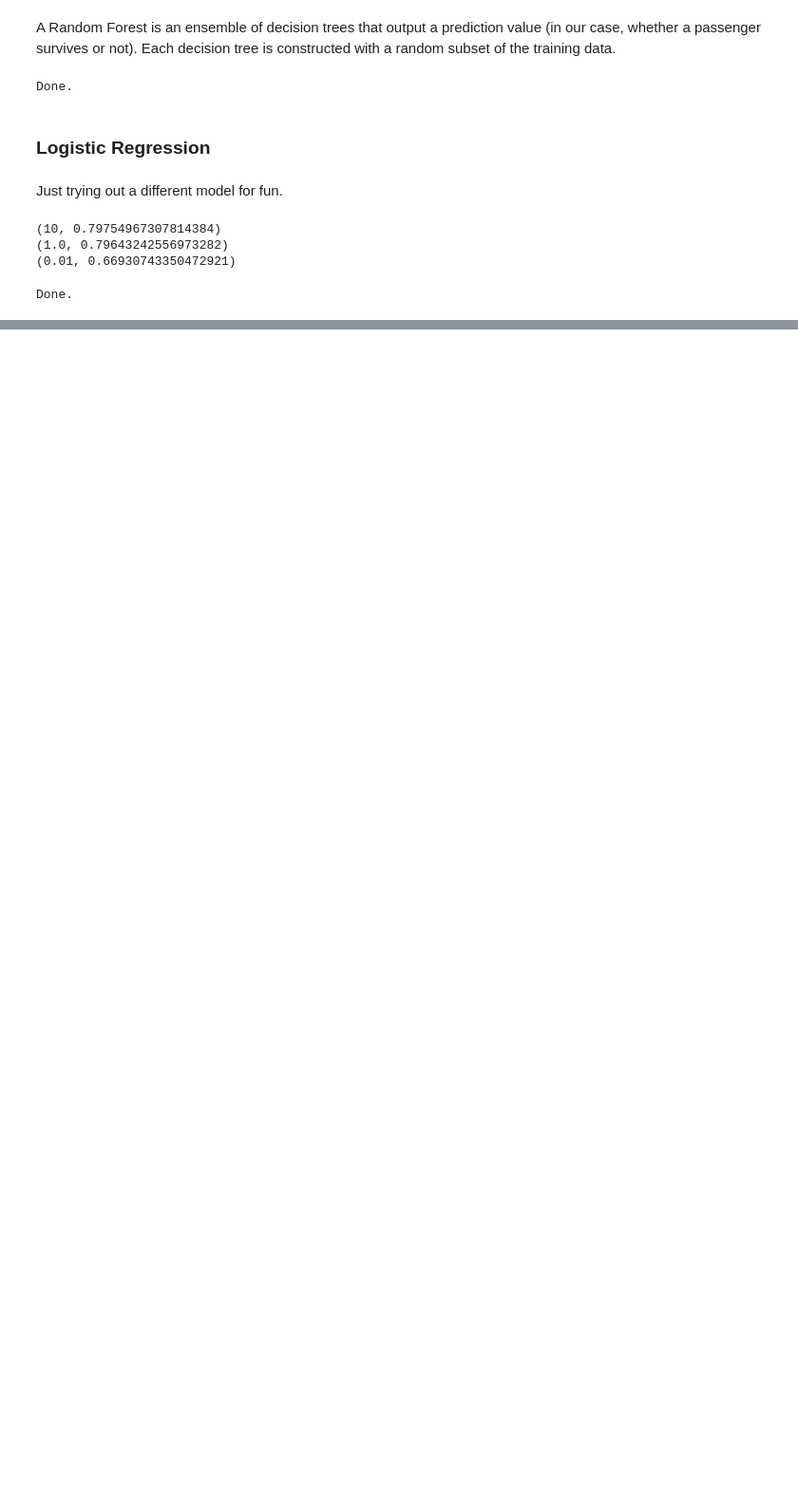
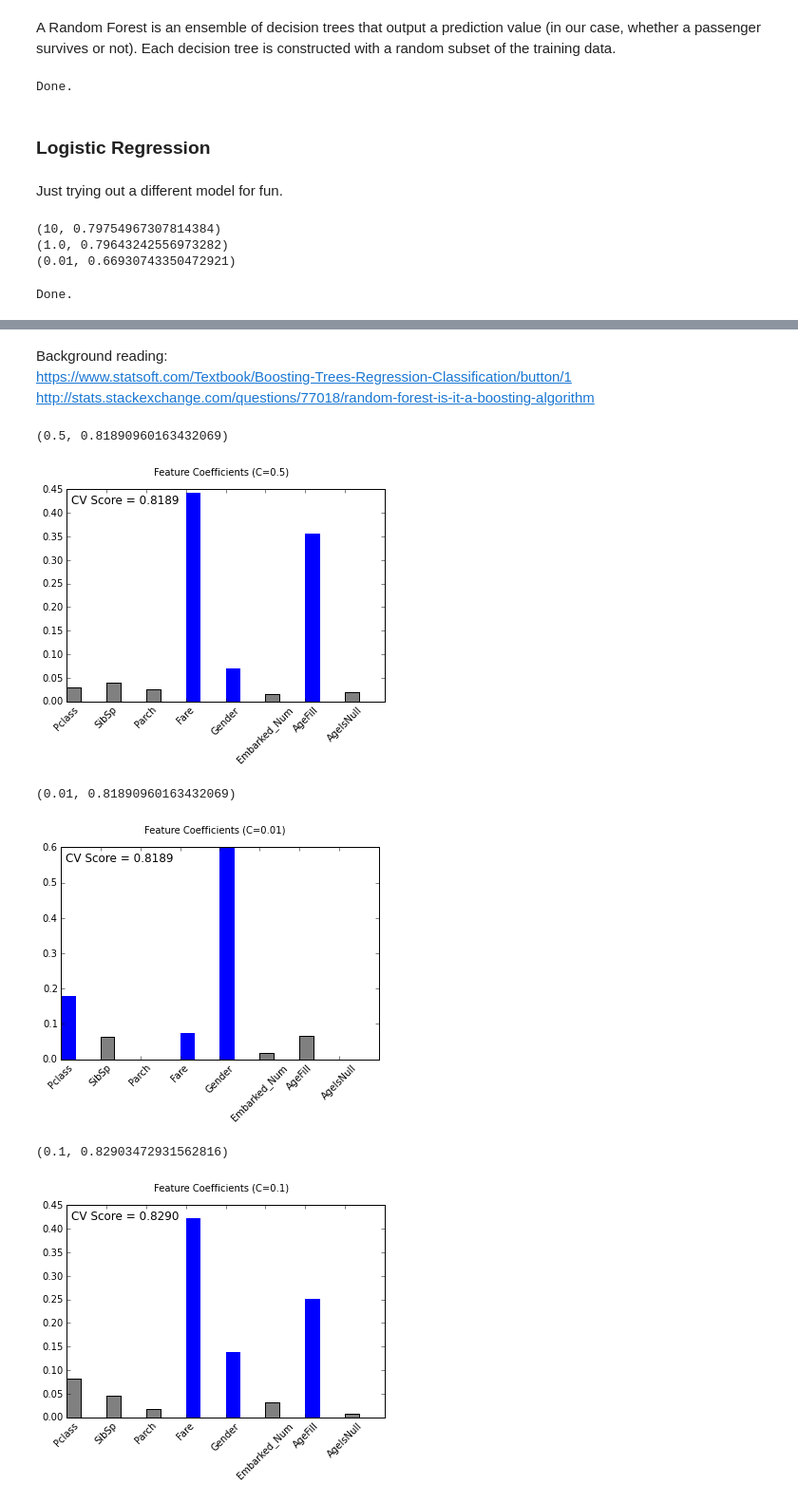
Before and after one commit to albertkuo/Kaggle, a Jupyter notebook: titanic.ipynb, the cells around one changed output, grey strips where cells are left out. Shown at 95% size. Saved outputs shown, nothing was run; the diff lists cells and outputs as text; code cells hidden in the pictures; blank space fills up the shorter version.

Commit message:
added gradient boosting method

```diff
--- a/titanic.ipynb
+++ b/titanic.ipynb
@@ -239,0 +239,4 @@ Moving forward, things we can try out:
+# %% [markdown]
+Background reading:
+https://www.statsoft.com/Textbook/Boosting-Trees-Regression-Classification/button/1
+http://stats.stackexchange.com/questions/77018/random-forest-is-it-a-boosting-algorithm
@@ -239,0 +246,43 @@ Moving forward, things we can try out:
+# %%
+boost = GradientBoostingClassifier(n_estimators = 100)
+X = train_data[0::, 1::]
+y = train_data[0::, 0]
+boost = boost.fit(X, y)
+# %%
+# Use cross-validation to select learning rate
+# looks like best learning rate is the default value -_-
+plot = True
+rates = [0.5, 0.01, 0.1]
+for r in rates:
+    boost = GradientBoostingClassifier(n_estimators = 100, learning_rate = r)
+    boost = boost.fit(X, y)
+    scores = cross_validation.cross_val_score(boost, X, y, cv=10)
+    mean_cv = sum(scores)/float(len(scores))
+    print (r, mean_cv)
+
+    coef = boost.feature_importances_
+    coef_np = np.asarray(coef)
+    top_coef = np.argsort(-coef_np)[:3]
+
+    if plot:
+        #Plot
+        ind = np.arange(X.shape[1])
+        width = 0.35
+        fig, ax = plt.subplots()
+        rects = ax.bar(ind, coef, width, color='gray')
+        for index in top_coef:
+            rects[index].set_color('b')
+        plt.xticks(range(X.shape[1]))
+        ax.set_xticklabels(feature_names,rotation=45)
+        plt.suptitle("Feature Coefficients (C=%s)" %(r))
+        ax.annotate('CV Score = %0.4f'%mean_cv, xy=(0,1), xycoords='axes fraction', fontsize=12,
+                        xytext=(5, -5), textcoords='offset points',
+                        ha='left', va='top')
+        plt.show()
+# %% [output]
+(0.5, 0.81890960163432069)
+[figure, added]
+(0.01, 0.81890960163432069)
+[figure, added]
+(0.1, 0.82903472931562816)
+[figure, added]
```
Also changed, not shown: parts of 6 cells of this notebook.
